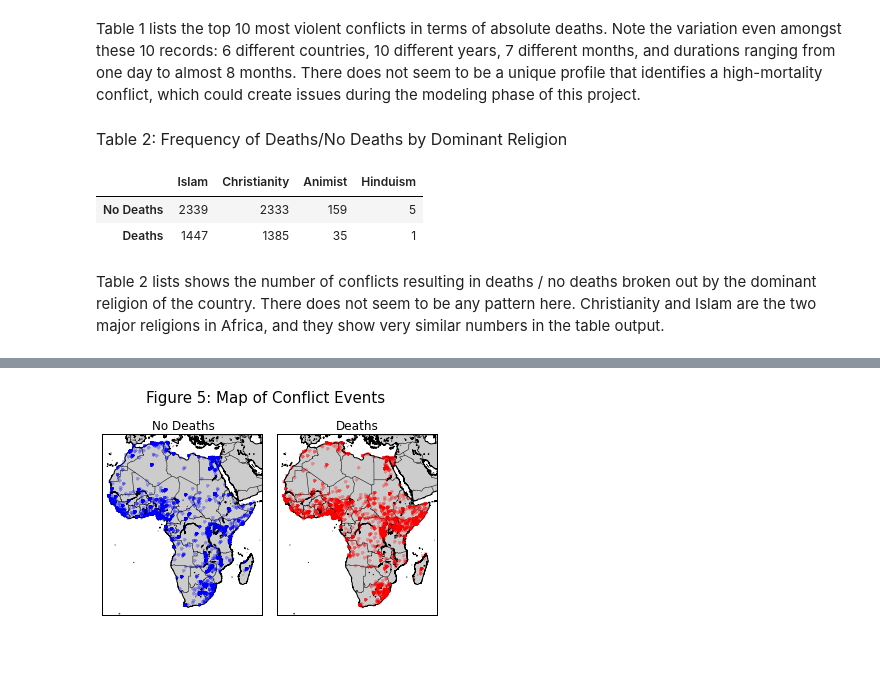
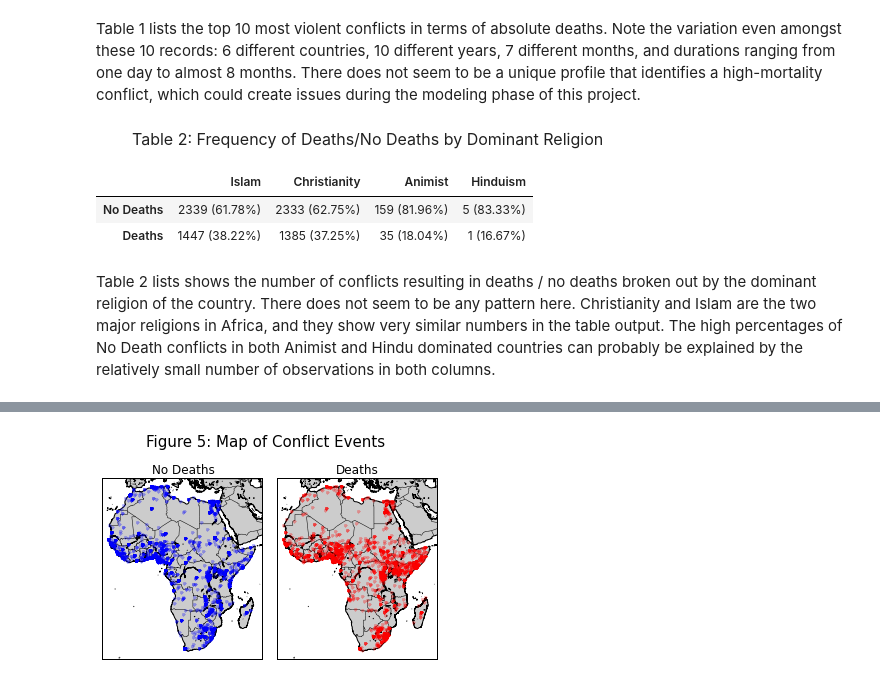
Before and after one commit to boyasm/STAT-222, a Jupyter notebook: Boyas 222 Project.ipynb, the cells around one changed output, grey strips where cells are left out. Drawn from its saved outputs; the diff is of its cells as text; code cells hidden in the pictures; blank space fills up the shorter version.

```diff
--- a/Boyas 222 Project.ipynb
+++ b/Boyas 222 Project.ipynb
@@ -414,21 +416,30 @@ Table 1 lists the top 10 most violent conflicts in terms of absolute deaths.  No
 # %%
 #deaths no deaths by regime and dominant religion
 agg = scad.groupby(['death01', 'domRel']).size()
 r1 = [agg[0][x] for x in range(0, 4, 1)]
 r2 = [agg[1][x] for x in range(0, 4, 1)]
-religion = pd.DataFrame(np.vstack((r1,r2)))
+religion = np.vstack((r1,r2))
+percents = np.round(100*religion.astype(float)/np.sum(religion, axis=0), decimals=2)
+relPer = [[0 for x in xrange(4)] for x in xrange(2)]
+
+for i in range(0, 2, 1):
+    for j in range (0, 4, 1):
+        relPer[i][j] = str(religion[i][j]) + " (" + str(percents[i][j]) + "%)"
+
+religion=pd.DataFrame(relPer)
+
 religion.index=['No Deaths', 'Deaths']
 religion.columns = ['Animist', 'Christianity', 'Hinduism', 'Islam']
 space = '&nbsp;'
-display(HTML("<left>" + "<font size=3>" + space*0 + 'Table 2: Frequency of Deaths/No Deaths by Dominant Religion' + "</font>" + "</left>"))
+display(HTML("<left>" + "<font size=3>" + space*8 + 'Table 2: Frequency of Deaths/No Deaths by Dominant Religion' + "</font>" + "</left>"))
 religion[['Islam', 'Christianity', 'Animist', 'Hinduism']]
 # %% [output]
 Table 2: Frequency of Deaths/No Deaths by Dominant Religion
 |  | Islam | Christianity | Animist | Hinduism |
-| No Deaths | 2339 | 2333 | 159 | 5 |
-| Deaths | 1447 | 1385 | 35 | 1 |
+| No Deaths | 2339 (61.78%) | 2333 (62.75%) | 159 (81.96%) | 5 (83.33%) |
+| Deaths | 1447 (38.22%) | 1385 (37.25%) | 35 (18.04%) | 1 (16.67%) |
 # %% [markdown]
-Table 2 lists shows the number of conflicts resulting in deaths / no deaths broken out by the dominant religion of the country.  There does not seem to be any pattern here.  Christianity and Islam are the two major religions in Africa, and they show very similar numbers in the table output.
+Table 2 lists shows the number of conflicts resulting in deaths / no deaths broken out by the dominant religion of the country.  There does not seem to be any pattern here.  Christianity and Islam are the two major religions in Africa, and they show very similar numbers in the table output.  The high percentages of No Death conflicts in both Animist and Hindu dominated countries can probably be explained by the relatively small number of observations in both columns.
 # %%
 #deaths no deaths by regime and dominant religion
 v = scad[['death01', 'polity', 'countryname']]
```
Also changed, not shown: parts of 13 cells of this notebook.
